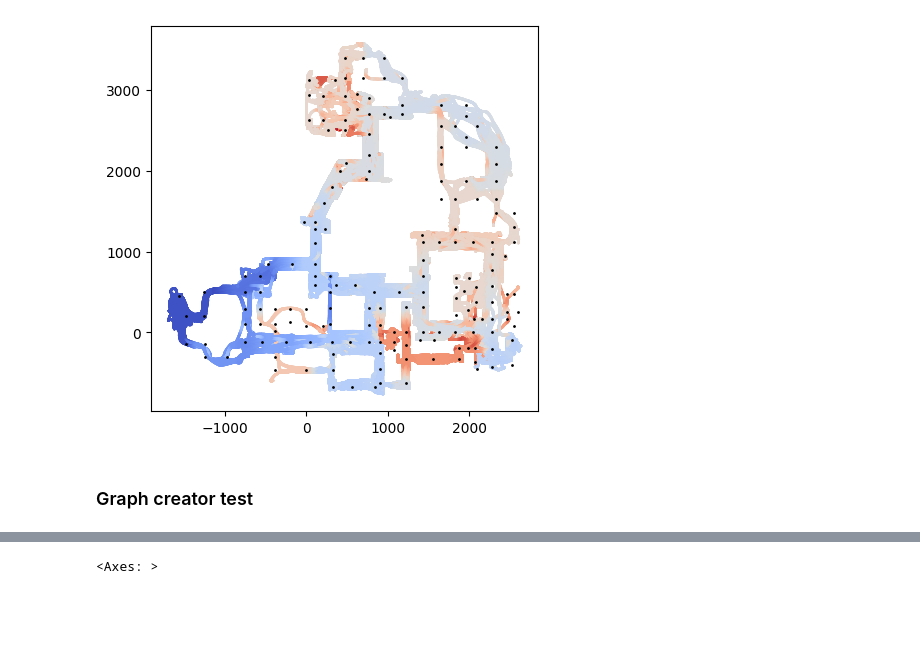
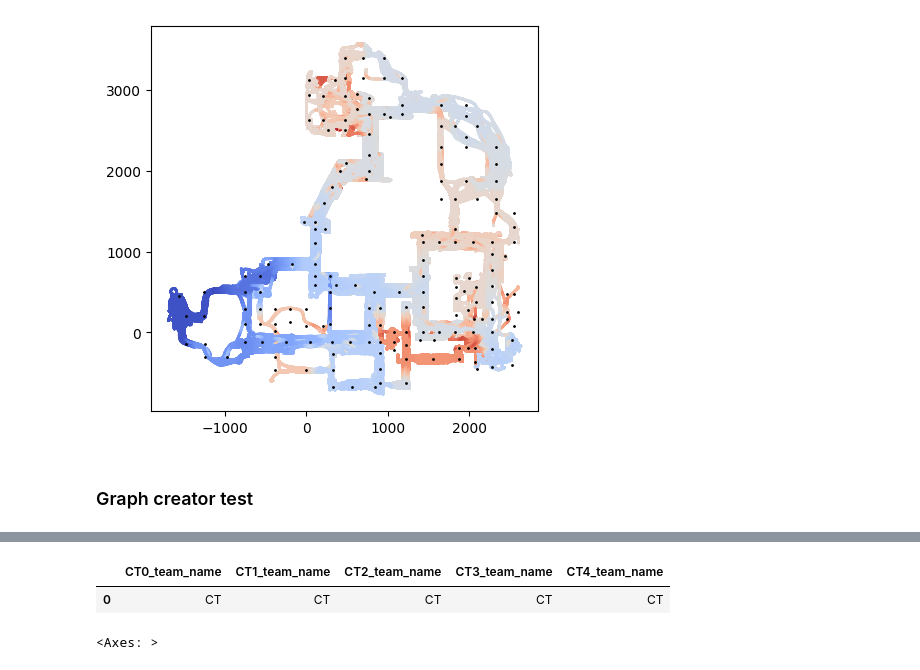
Before and after one commit to szmidapatrik/c2m1TPaeVlsln, a Jupyter notebook: proj/graph_dataset/CS2_dataset_package_test.ipynb, the cells around one changed output, grey strips where cells are left out. Saved outputs shown, nothing was run; the diff lists cells and outputs as text; code cells hidden in the pictures; blank space fills up the shorter version.

Commit message:
CS2 tabular converter beta v2

```diff
--- a/proj/graph_dataset/CS2_dataset_package_test.ipynb
+++ b/proj/graph_dataset/CS2_dataset_package_test.ipynb
@@ -161,3 +144,19 @@ ticks
+# %%
+tc = CS2TabularGraphDataCreator()
+df = tc.create_graph_base(
+    '../../data/matches-raw/cs2/2024/_iem-dallas-2024-g2-vs-mouz-bo3-O1BgM30a6fWPjk5gU5VUnXg2-vs-mouz-m2-nuke.dem',
+    '../../data/player-stats/scraped-in-2024/2022/norm_imputed_player_stats_2022_utf.csv',
+    '../../data/player-stats/scraped-in-2024/missing_players.csv',
+    tick_number=16,
+    numerical_match_id=1000,
+    num_permutations_per_round=1,
+    group_players_by_side=True
+)
+# %%
+df[['CT0_team_name', 'CT1_team_name', 'CT2_team_name', 'CT3_team_name', 'CT4_team_name']].drop_duplicates()
+# %% [output]
+|  | CT0_team_name | CT1_team_name | CT2_team_name | CT3_team_name | CT4_team_name |
+| 0 | CT | CT | CT | CT | CT |
 # %%
 sns.heatmap(tabular_df[['round', 'remaining_time']])
 # %% [output]
```
Also changed, not shown: parts of 2 cells of this notebook, 1 other file.
